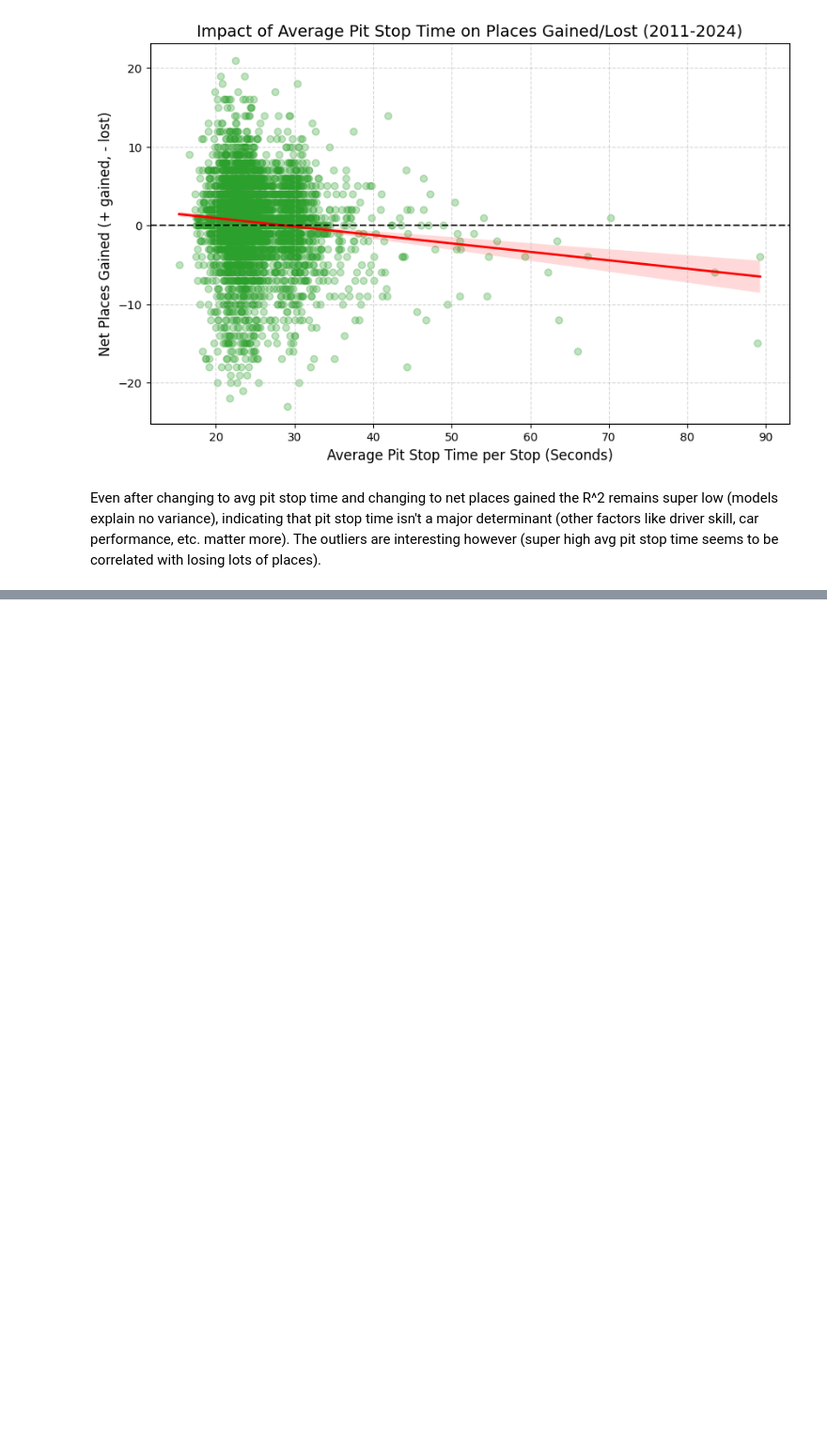
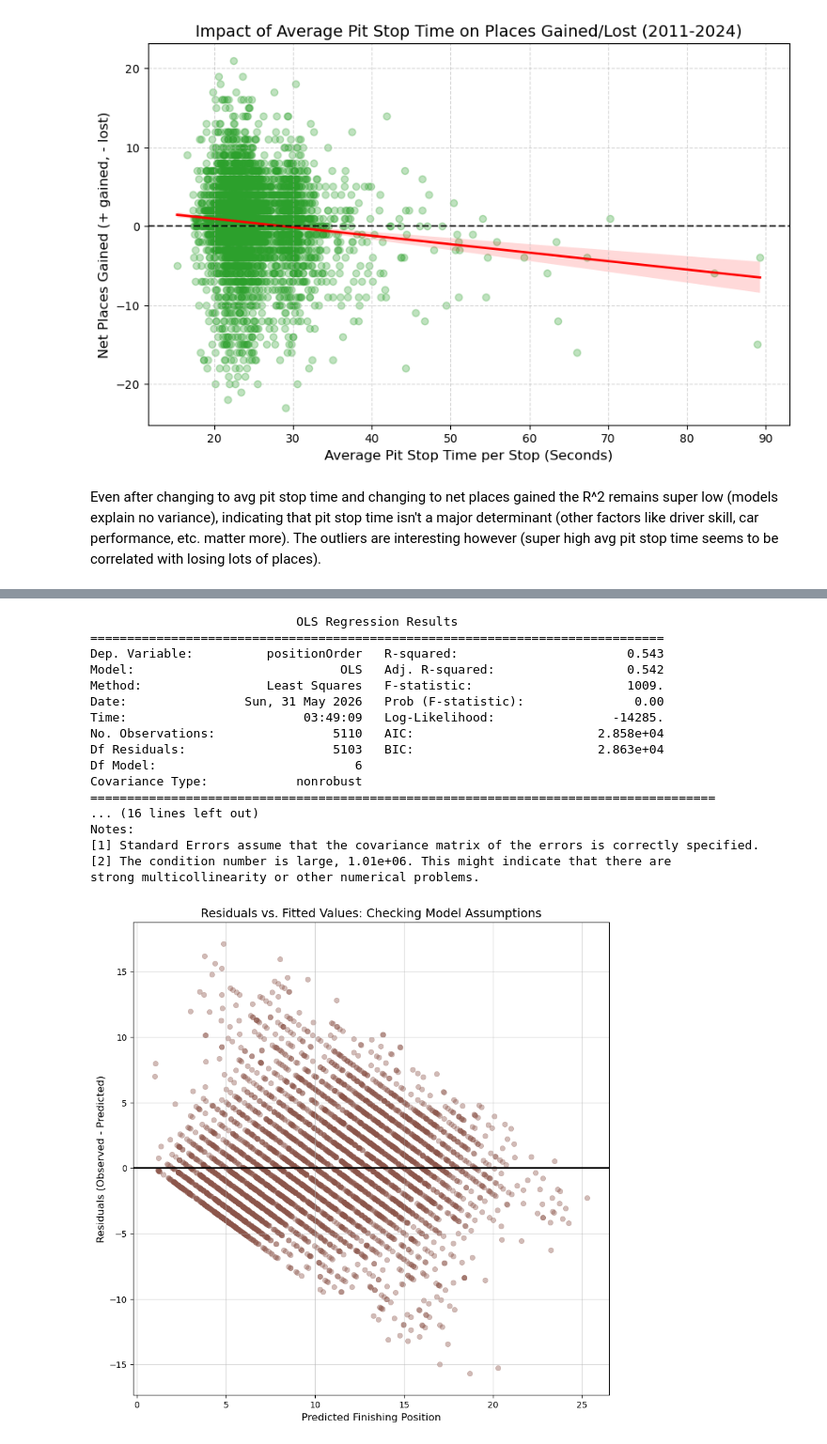
Before and after one commit to LiAndrw/f1-project, a Jupyter notebook: preprocessing_linreg.ipynb, the cells around one changed output, grey strips where cells are left out. Shown at 94% size. Saved outputs shown, nothing was run; the diff lists cells and outputs as text; code cells hidden in the pictures; blank space fills up the shorter version.

Commit message:
added multiple linreg

```diff
--- a/preprocessing_linreg.ipynb
+++ b/preprocessing_linreg.ipynb
@@ -234,0 +238,67 @@ Even after changing to avg pit stop time and changing to net places gained the R
+# %%
+df = pd.read_csv("processed_f1_dataset.csv")
+
+#Filter base data (Modern era, valid grid, valid pit stops)
+model_df = df[(df['year'] >= 2011) &
+              (df['grid'] > 0) &
+              (df['num_pit_stops'] > 0) &
+              (df['total_pit_time_sec'] > 0)].copy()
+
+# Calculate the core metric
+model_df['avg_pit_time_sec'] = model_df['total_pit_time_sec'] / model_df['num_pit_stops']
+model_df = model_df[model_df['avg_pit_time_sec'] < 60] # Filter crash outliers
+
+# Feature Engineering: Street Circuit Proxy
+street_circuits = ['monaco', 'singapore', 'baku', 'albert_park', 'marina_bay', 'jeddah', 'miami', 'vegas']
+model_df['is_street_circuit'] = model_df['circuitRef'].isin(street_circuits).astype(int)
+
+# Define Multiple Regression Variables
+features = ['avg_pit_time_sec', 'grid', 'num_pit_stops', 'laps', 'year', 'is_street_circuit']
+X = model_df[features]
+y = model_df['positionOrder']
+
+# Add constant for the intercept
+X = sm.add_constant(X)
+
+# Fit the OLS model
+model = sm.OLS(y, X).fit()
+print(model.summary())
+
+# Calculate Sample Residuals
+model_df['predicted_position'] = model.predict(X)
+model_df['residuals'] = model_df['positionOrder'] - model_df['predicted_position']
+
+# Visualize Residuals vs. Fitted Values
+plt.figure(figsize=(10, 10))
+
+sns.scatterplot(x='predicted_position', y='residuals', data=model_df,
+                alpha=0.4, color='#8c564b', edgecolor=None)
+
+# Add horizontal line at 0 (where predictions are perfectly accurate)
+plt.axhline(0, color='black', linestyle='-', linewidth=2)
+
+plt.title('Residuals vs. Fitted Values: Checking Model Assumptions', fontsize=14)
+plt.xlabel('Predicted Finishing Position', fontsize=12)
+plt.ylabel('Residuals (Observed - Predicted)', fontsize=12)
+plt.grid(True, linestyle='-', alpha=0.5)
+
+plt.show()
+# %% [output]
+                            OLS Regression Results
+==============================================================================
+Dep. Variable:          positionOrder   R-squared:                       0.543
+Model:                            OLS   Adj. R-squared:                  0.542
+Method:                 Least Squares   F-statistic:                     1009.
+Date:                Sun, 31 May 2026   Prob (F-statistic):               0.00
+Time:                        03:49:09   Log-Likelihood:                -14285.
+No. Observations:                5110   AIC:                         2.858e+04
+Df Residuals:                    5103   BIC:                         2.863e+04
+Df Model:                           6
+Covariance Type:            nonrobust
+=====================================================================================
+... (16 lines left out)
+Notes:
+[1] Standard Errors assume that the covariance matrix of the errors is correctly specified.
+[2] The condition number is large, 1.01e+06. This might indicate that there are
+strong multicollinearity or other numerical problems.
+[figure, added]
```
Also changed, not shown: parts of 4 cells of this notebook, 1 other file.
